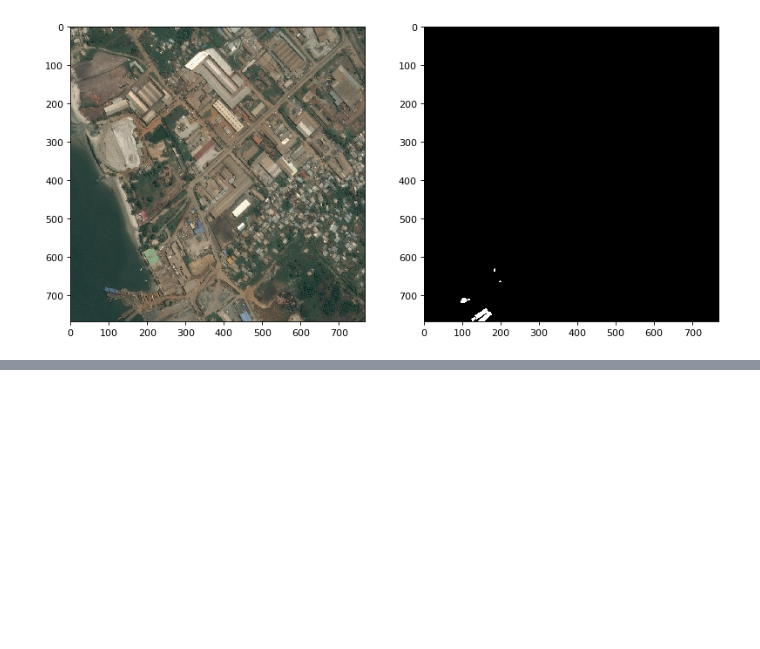
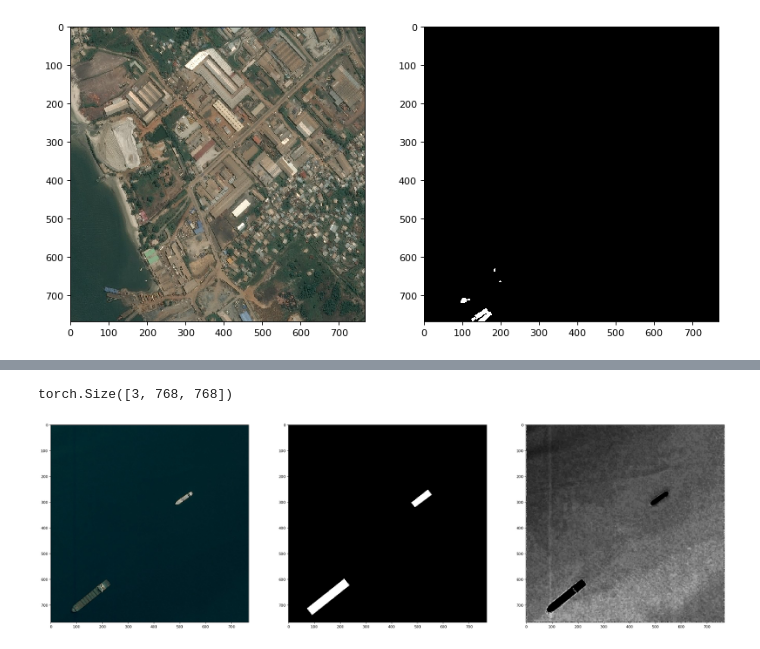
Before and after one commit to tetolab/shipdet, a Jupyter notebook: shipdet.ipynb, the cells around one changed output, grey strips where cells are left out. Saved outputs shown, nothing was run; the diff lists cells and outputs as text; code cells hidden in the pictures; blank space fills up the shorter version.

```diff
--- a/shipdet.ipynb
+++ b/shipdet.ipynb
@@ -279,0 +300,26 @@ with torch.no_grad():
+# %%
+def infer_and_compare_result(model, sample):
+    model.eval()
+    image = sample['image'].to(device)
+    label = sample['loc_image'].to(device)
+    output = model(torch.unsqueeze(image, 0))[0]
+
+
+    toPilImage = transforms.ToPILImage()
+    image = toPilImage(sample['image'])
+    loc_image = toPilImage(sample['loc_image'])
+    output_image = toPilImage(output * (255/output.max()))
+    plt.figure(num=None, figsize=(32, 12), dpi=80, facecolor='w', edgecolor='k')
+    plt.subplot(1,3,1)
+    plt.imshow(image)
+    plt.subplot(1,3,2)
+    plt.imshow(loc_image, 'gray')
+    plt.subplot(1,3,3)
+    plt.imshow(output_image, 'gray')
+
+    plt.pause(0.001)  # pause a bit so that plots are updated
+# %%
+infer_and_compare_result(model, sd[15])
+# %% [output]
+torch.Size([3, 768, 768])
+[figure, added]
```
Also changed, not shown: parts of 7 cells of this notebook.
